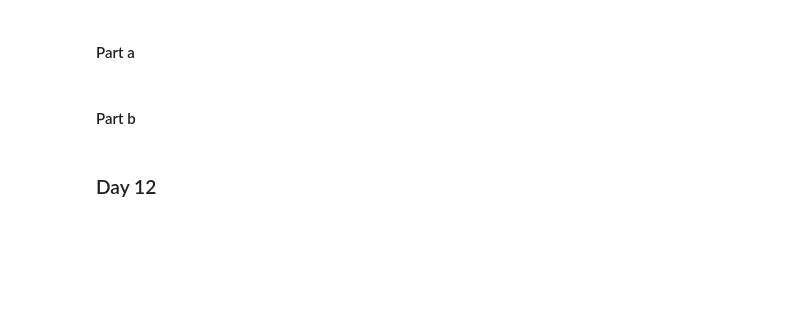
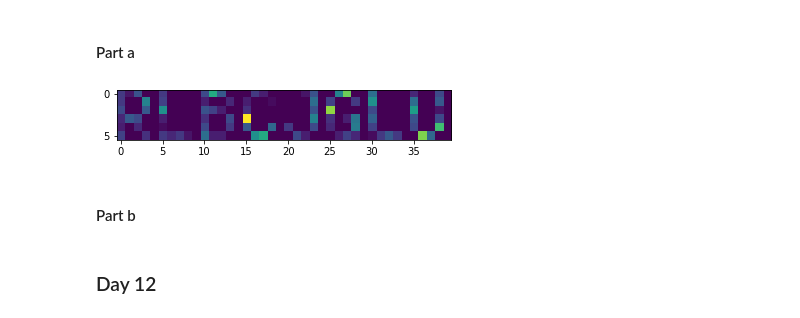
Before and after one commit to simoneggensch/AOC2021, a Jupyter notebook: AOC2021.ipynb, the cells around one changed output. Cells and saved outputs as stored; diff of their text form; code cells hidden in the pictures; blank space fills up the shorter version.

```diff
--- a/AOC2021.ipynb
+++ b/AOC2021.ipynb
@@ -178,5 +180,52 @@ print(puzzle.easter_eggs)
 # %% [markdown]
 #### Part a
+# %%
+dots,instructions=puzzle.input_data.split("\n\n")
+#dots,instructions=open("example_day13.txt").read().split("\n\n")
+#dots,instructions=open("reddit_day13.txt").read().split("\n\n")
+
+dots=list(map(lambda x: list(map(int,x.split(","))),dots.split("\n")))
+
+max_x=max(list(map(lambda x: x[1], dots)))
+max_y=max(list(map(lambda x: x[0], dots)))
+
+paper=np.zeros((max_x+1,max_y+1))
+for point in dots:
+    paper[point[1],point[0]]=1
+
+def hor_fold(grid:np.array,line_to_split:int)->np.array:
+    lower_part=grid[line_to_split+1:,:]
+    upper_part=grid[:line_to_split,:]
+
+    flipped_lower=np.flip(lower_part,axis=0)
+    upper_part[-len(flipped_lower):,:]+=flipped_lower
+
+    return upper_part
+
+def ver_fold(grid:np.array,line_to_split:int)->np.array:
+
+    return (hor_fold(grid.T,line_to_split)).T
+
+
+for fold in instructions.split("\n"):
+    orientation,n_line=fold.split("=")
+    n_line=int(n_line)
+    if orientation[-1]=="y":
+        paper=hor_fold(paper,n_line)
+    elif orientation[-1]=="x":
+        paper=ver_fold(paper,n_line)
+    else:
+        raise Exception("no such fold")
+    if fold==0:
+        ans_a=len(np.nonzero(paper)[0])
+
+import matplotlib.pyplot as plt
+
+plt.imshow(paper)
+
+plt.show()
+# %% [output]
+[figure, added]
 # %%
 puzzle.answer_a = ans_a
 # %% [markdown]
```
Also changed, not shown: parts of 8 cells of this notebook.
